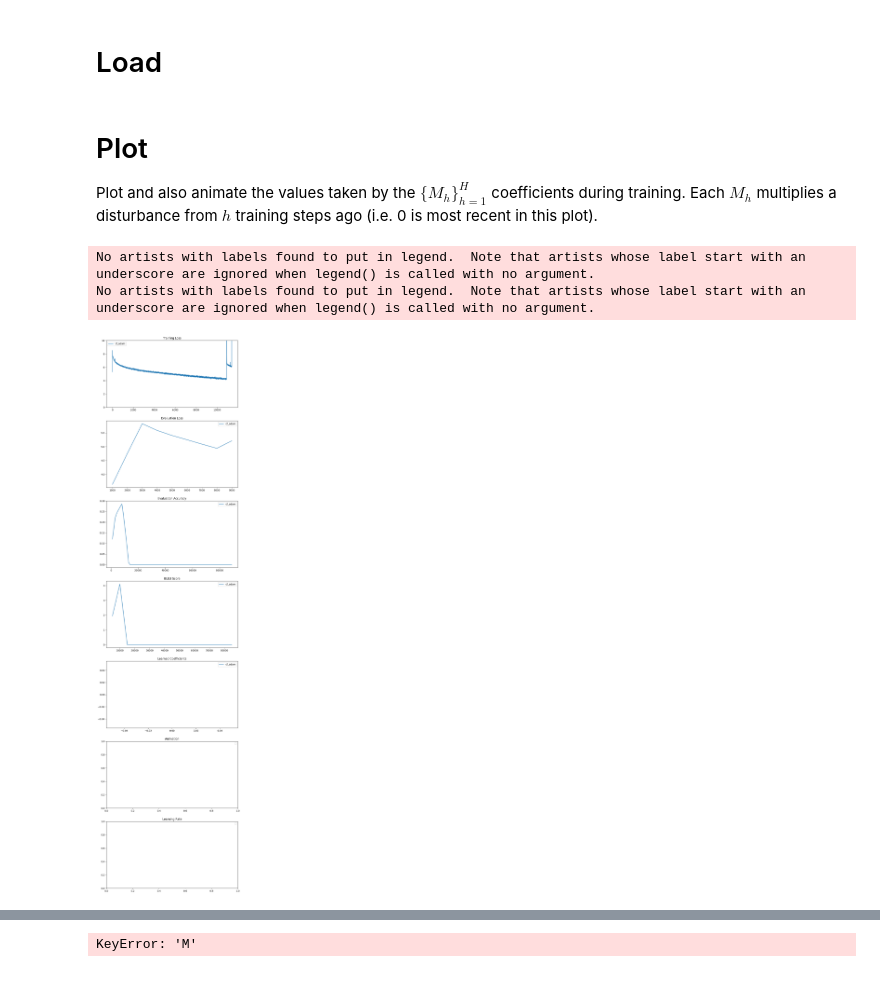
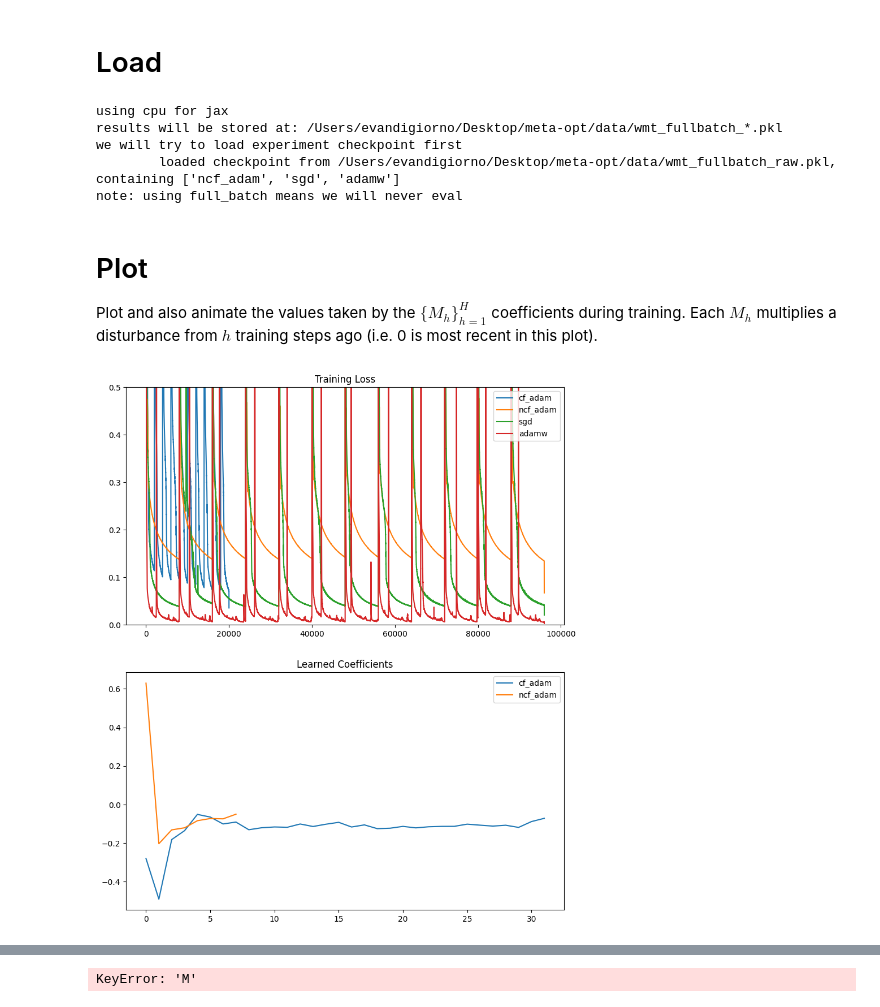
Before and after one commit to edogariu/meta_opt, a Jupyter notebook: notebooks/plotting.ipynb, the cells around one changed output, grey strips where cells are left out. Saved outputs shown, nothing was run; the diff lists cells and outputs as text; code cells hidden in the pictures.

```diff
--- a/notebooks/plotting.ipynb
+++ b/notebooks/plotting.ipynb
@@ -21,7 +21,7 @@ CFG = {
     'reset_every': None,
 
     # experiment options
-    'experiment_name': 'wmt_metaopt',
+    'experiment_name': 'wmt_fullbatch',
     'load_checkpoint': True,
     'overwrite': False,  # whether to allow us to overwrite existing checkpoints or throw errors
     'directory': os.path.abspath("../"),
@@ -29,6 +29,12 @@ CFG = {
 results = make(CFG)  # save to temp var `_results` so that we dont immediately overwrite `results` in case somethings wrong
 # processed_results = process_results(CFG, results)
 processed_results = pkl.load(open('{}/data/{}_processed.pkl'.format(CFG['directory'], CFG['experiment_name']), 'rb'))
+# %% [output]
+using cpu for jax
+results will be stored at: /Users/evandigiorno/Desktop/meta-opt/data/wmt_fullbatch_*.pkl
+we will try to load experiment checkpoint first
+        loaded checkpoint from /Users/evandigiorno/Desktop/meta-opt/data/wmt_fullbatch_raw.pkl, containing ['ncf_adam', 'sgd', 'adamw']
+note: using full_batch means we will never eval
 # %%
 # from meta_opt.utils.experiment_utils import save_checkpoint
 # ret = {}
@@ -38,13 +44,32 @@ processed_results = pkl.load(open('{}/data/{}_processed.pkl'.format(CFG['directo
 #         ret[k][i]['args']['experiment_name'] = 'cifar_wd'
 # save_checkpoint(CFG, ret)
 # %%
+baseline_results = pkl.load(open('{}/data/{}_processed.pkl'.format(CFG['directory'], 'wmt_fullbatch_H=32'), 'rb'))
+r = {}
+for k in baseline_results.keys():
+    r[k] = baseline_results[k]
+    if k not in processed_results: continue
+    for _k, _v in processed_results[k].items():
+        r[k][_k] = _v
+processed_results = r
+
 # baseline_results = pkl.load(open('{}/data/{}_processed.pkl'.format(CFG['directory'], 'wmt_base_baselines'), 'rb'))
 # r = {}
 # for k in baseline_results.keys():
 #     r[k] = baseline_results[k]
+#     if k not in processed_results: continue
 #     for _k, _v in processed_results[k].items():
 #         r[k][_k] = _v
 # processed_results = r
+
+# baseline_results = pkl.load(open('{}/data/{}_processed.pkl'.format(CFG['directory'], 'wmt_metaopt'), 'rb'))
+# r = {}
+# for k in baseline_results.keys():
+#     r[k] = baseline_results[k]
+#     if k not in processed_results: continue
+#     for _k, _v in processed_results[k].items():
+#         r[k][_k] = _v
+# processed_results = r
 # %% [markdown]
 # Plot
 Plot and also animate the values taken by the $\{M_h\}_{h=1}^H$ coefficients during training. Each $M_h$ multiplies a disturbance from $h$ training steps ago (i.e. 0 is most recent in this plot).
@@ -54,6 +79,7 @@ Plot and also animate the values taken by the $\{M_h\}_{h=1}^H$ coefficients dur
 # ----------------------------------------
 keys_to_plot = {
     'sgd': 'sgd',
+    'sgd_2.0': 'sgd',
     'momentum': 'momentum',
     'adamw': 'adamw',
     'dadamw': 'd-adap',
@@ -61,43 +87,45 @@ keys_to_plot = {
     # 'rmsprop',
     'hgd': 'hgd',
     'cf': 'ours (finetuned)',
-    # 'ncf': 'ours (finetuned)',
+    'cf_adam': 'ours (counterfactual)',
+    'ncf': 'ours (noncounterfactual)',
     'frozen': 'ours (frozen)',
+    'cf_adam_frozen': 'ours (frozen)',
+
 }
 
 plots_to_make = {
               'loss': 'Training Loss',
-              'eval_loss': 'Evaluation Loss',
-              'eval_acc': 'Evaluation Accuracy',
-              'bleu': 'BLEU Score',
+              # 'eval_loss': 'Evaluation Loss',
+              # 'eval_acc': 'Evaluation Accuracy',
+              # 'bleu': 'BLEU Score',
               'M': 'Learned Coefficients',
-              'anim': 'Animation',
+              # 'anim': 'Animation',
+              # 'param_sq_norm': 'Sq Param Norm',
               # 'grad_sq_norm': 'Sq Grad Norm',
               # 'proj_grad_sq_norm': 'Proj Sq Grad Norm',
-               'lr': 'Learning Rate',
+               # 'lr': 'Learning Rate',
 }
 
 # ----------------------------------------
 # OR just plot em via regex
 # ----------------------------------------
 # keys_to_plot = '.*long.*'  # specific regex
 keys_to_plot = '.*'  # anything
 
-(fig, ax), anim = plot(results, processed_results, keys_to_plot, plots_to_make, anim_bounds=(-1.5, 0.5), smoothing=5)
-ax[0].set_ylim(0.,10)
+(fig, ax), anim = plot(results, processed_results, keys_to_plot, plots_to_make, anim_bounds=(-1.5, 0.5), smoothing=10)
+ax[0].set_ylim(0, 0.5)
 # ax[0].set_xlim(680, 800)
 # ax[1].set_ylim(0.6, 0.95)
 # ax[2].set_ylim(0.95, 0.99)
 # ax[3].set_ylim(0.95, 0.99)
 # ax[4].set_ylim(-0.1, 40)
 # ax[1].set_ylim(0, 0.01)
 # plt.savefig('{}/figs/{}.pdf'.format(CFG['directory'], CFG['experiment_name']))
 plt.show()
 
 if anim is not None:
     h = HTML(anim.to_html5_video())
     display(h)
 # %% [output]
-No artists with labels found to put in legend.  Note that artists whose label start with an underscore are ignored when legend() is called with no argument.
-No artists with labels found to put in legend.  Note that artists whose label start with an underscore are ignored when legend() is called with no argument.
-[figure, old version]
+[figure, new version]
```
Also changed, not shown: parts of 2 cells of this notebook, 2 other files.
